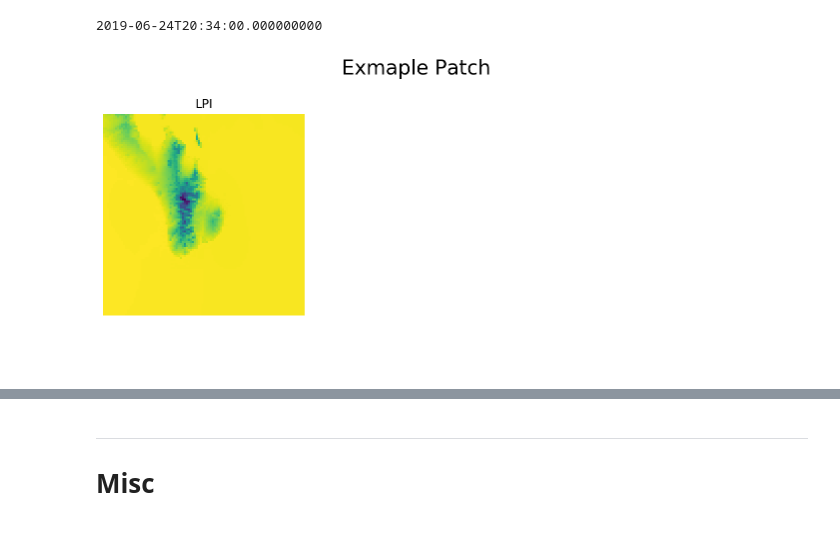
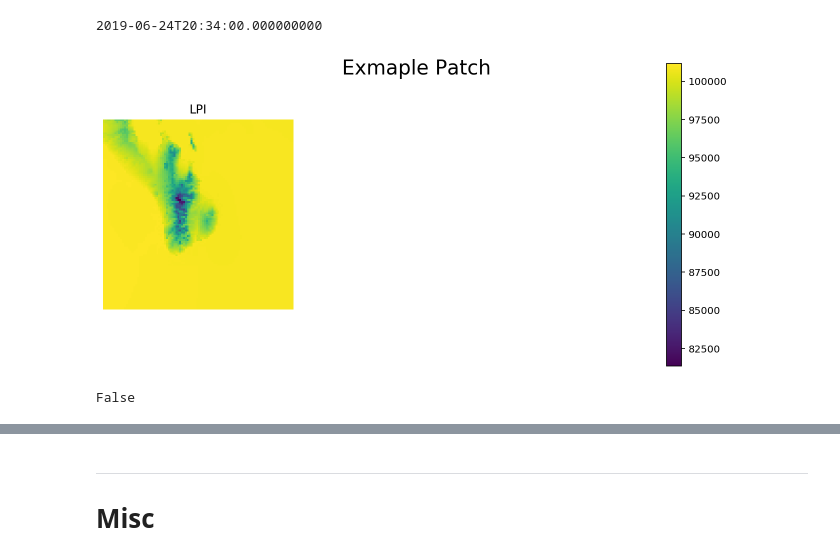
Before and after one commit to stockeh/cira-ml-soundings, a Jupyter notebook: notebooks/data-preprocessing.ipynb, the cells around one changed output, grey strips where cells are left out. Saved outputs shown, nothing was run; the diff lists cells and outputs as text; code cells hidden in the pictures.

```diff
--- a/notebooks/data-preprocessing.ipynb
+++ b/notebooks/data-preprocessing.ipynb
@@ -411,15 +431,20 @@ patch, lons, lats = rtma.extract_image_patch(center_lon, center_lat, x_size_pixe
 # %%
 index = 0
 vmin = patch[index,:,:,:].min() # set min/max plotting range
 vmax = patch[index,:,:,:].max()
 
 fig, axs = plt.subplots(1, 3, figsize=(9, 4.5))
 [axi.set_axis_off() for axi in axs.ravel()]
 for i in range(3):
-    axs[i].imshow(patch[index,i,:,:], vmin=vmin, vmax=vmax)
+    im = axs[i].imshow(patch[index,i,:,:], vmin=vmin, vmax=vmax)
+    plt.colorbar(im)
     plt.suptitle('Exmaple Patch', fontsize=20)
     axs[i].set_title(f'{str(rtma.rtma_types[i])}')
     break
 fig.tight_layout()
 # %% [output]
-[figure, old version]
+[figure, new version]
+# %%
+isinstance([12], np.ndarray)
+# %% [output]
+False
```
Also changed, not shown: parts of 3 cells of this notebook, 2 other files.
